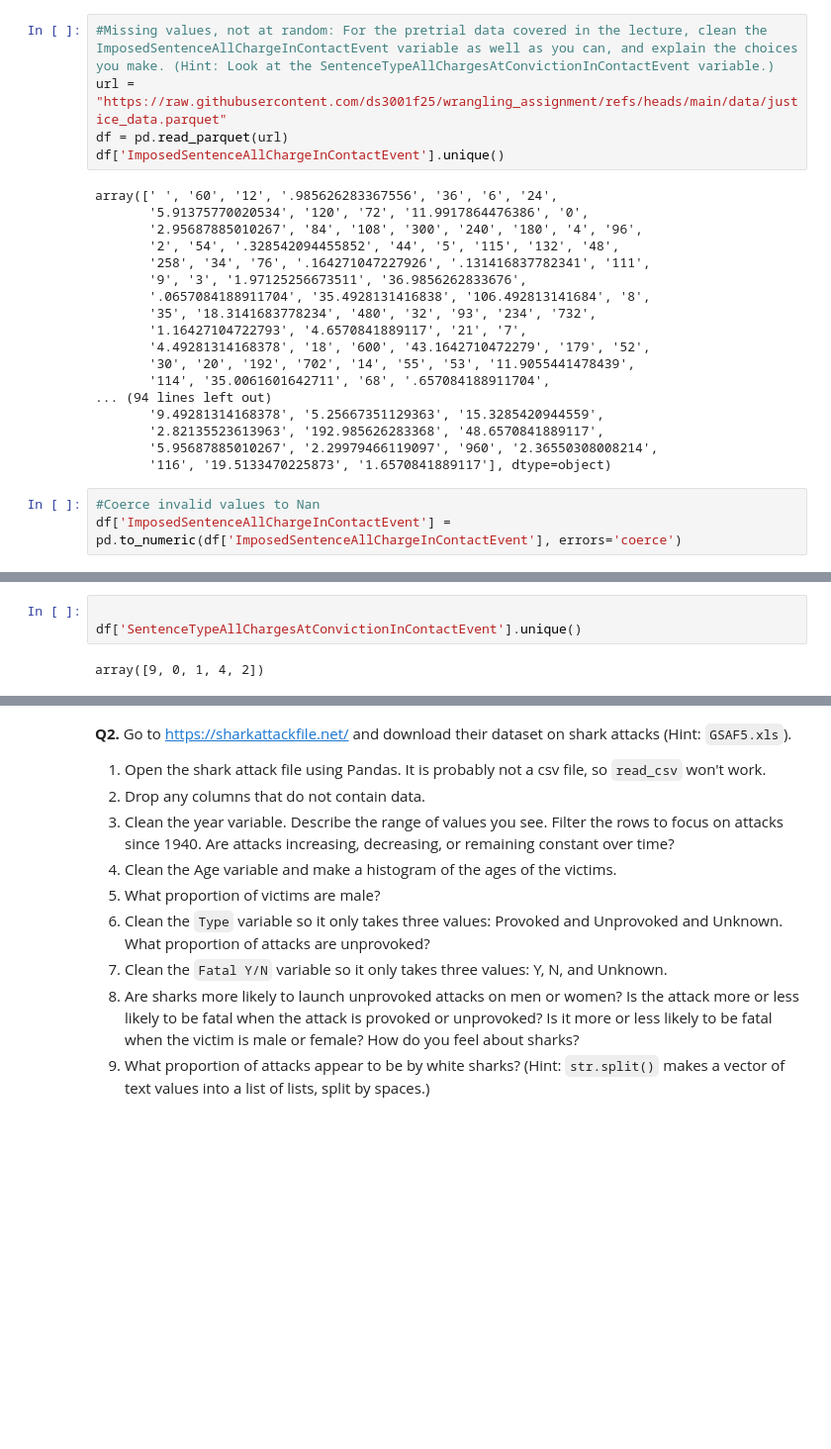
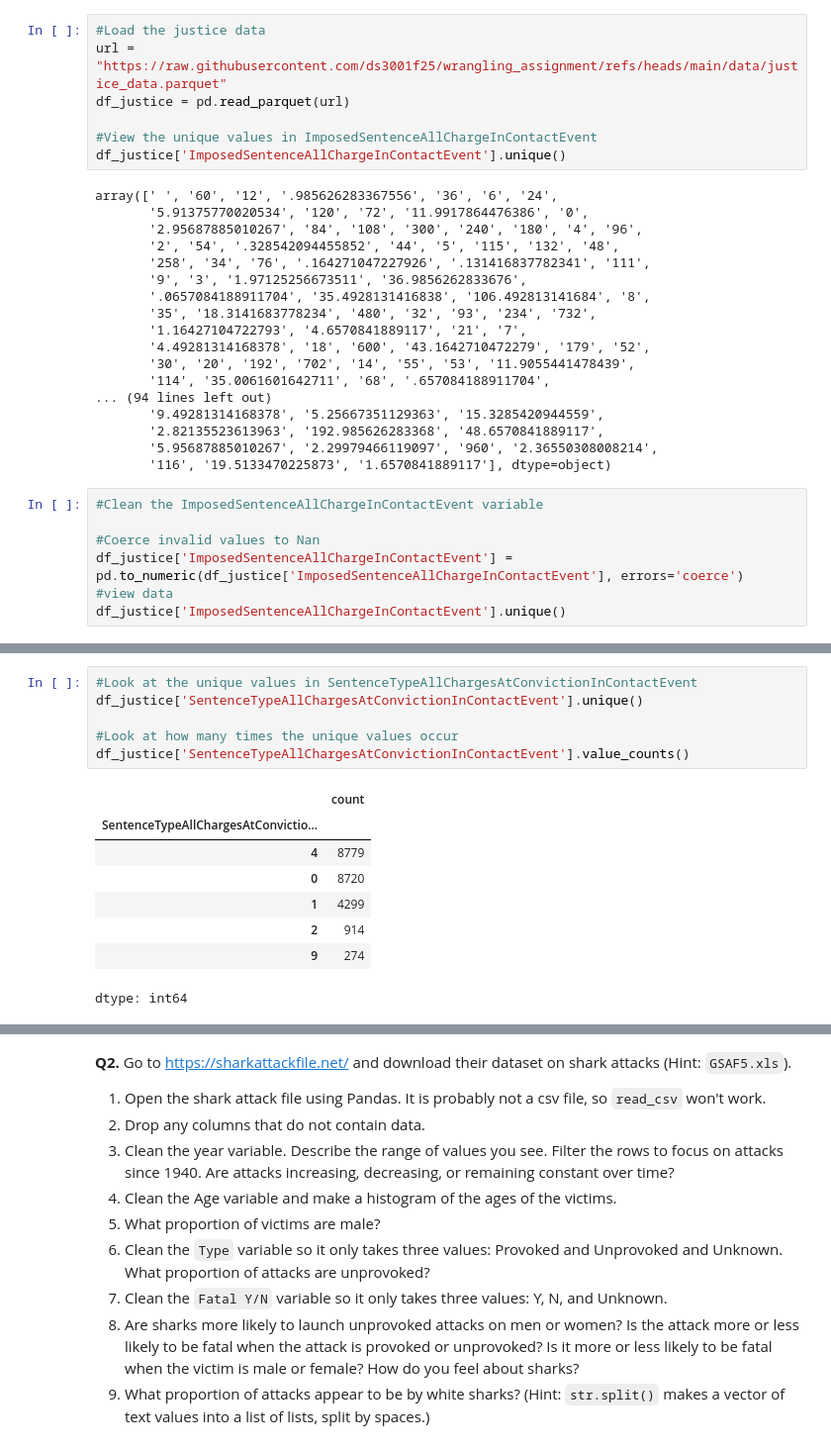
Before and after one commit to annieedmonds/wrangling_assignment, a Jupyter notebook: assignment.ipynb, the cells around one changed output, grey strips where cells are left out. Shown at 99% size. Saved outputs shown, nothing was run; the diff lists cells and outputs as text; blank space fills up the shorter version.

```diff
--- a/assignment.ipynb
+++ b/assignment.ipynb
@@ -175,8 +196,10 @@ Name: count, dtype: int64
 # %%
-#Missing values, not at random: For the pretrial data covered in the lecture, clean the ImposedSentenceAllChargeInContactEvent variable as well as you can, and explain the choices you make. (Hint: Look at the SentenceTypeAllChargesAtConvictionInContactEvent variable.)
+#Load the justice data
 url = "https://raw.githubusercontent.com/ds3001f25/wrangling_assignment/refs/heads/main/data/justice_data.parquet"
-df = pd.read_parquet(url)
-df['ImposedSentenceAllChargeInContactEvent'].unique()
+df_justice = pd.read_parquet(url)
+
+#View the unique values in ImposedSentenceAllChargeInContactEvent
+df_justice['ImposedSentenceAllChargeInContactEvent'].unique()
 # %% [output]
 array([' ', '60', '12', '.985626283367556', '36', '6', '24',
        '5.91375770020534', '120', '72', '11.9917864476386', '0',
@@ -196,5 +219,9 @@ array([' ', '60', '12', '.985626283367556', '36', '6', '24',
        '5.95687885010267', '2.29979466119097', '960', '2.36550308008214',
        '116', '19.5133470225873', '1.6570841889117'], dtype=object)
 # %%
+#Clean the ImposedSentenceAllChargeInContactEvent variable
+
 #Coerce invalid values to Nan
-df['ImposedSentenceAllChargeInContactEvent'] = pd.to_numeric(df['ImposedSentenceAllChargeInContactEvent'], errors='coerce')
+df_justice['ImposedSentenceAllChargeInContactEvent'] = pd.to_numeric(df_justice['ImposedSentenceAllChargeInContactEvent'], errors='coerce')
+#view data
+df_justice['ImposedSentenceAllChargeInContactEvent'].unique()
@@ -201,5 +246,15 @@ df['ImposedSentenceAllChargeInContactEvent'] = pd.to_numeric(df['ImposedSentence
 # %%
+#Look at the unique values in SentenceTypeAllChargesAtConvictionInContactEvent
+df_justice['SentenceTypeAllChargesAtConvictionInContactEvent'].unique()
 
-df['SentenceTypeAllChargesAtConvictionInContactEvent'].unique()
+#Look at how many times the unique values occur
+df_justice['SentenceTypeAllChargesAtConvictionInContactEvent'].value_counts()
 # %% [output]
+|  | count |
+| SentenceTypeAllChargesAtConvictio... |  |
+| 4 | 8779 |
+| 0 | 8720 |
+| 1 | 4299 |
+| 2 | 914 |
+| 9 | 274 |
-array([9, 0, 1, 4, 2])
+dtype: int64
```
Also changed, not shown: parts of 71 cells of this notebook.
